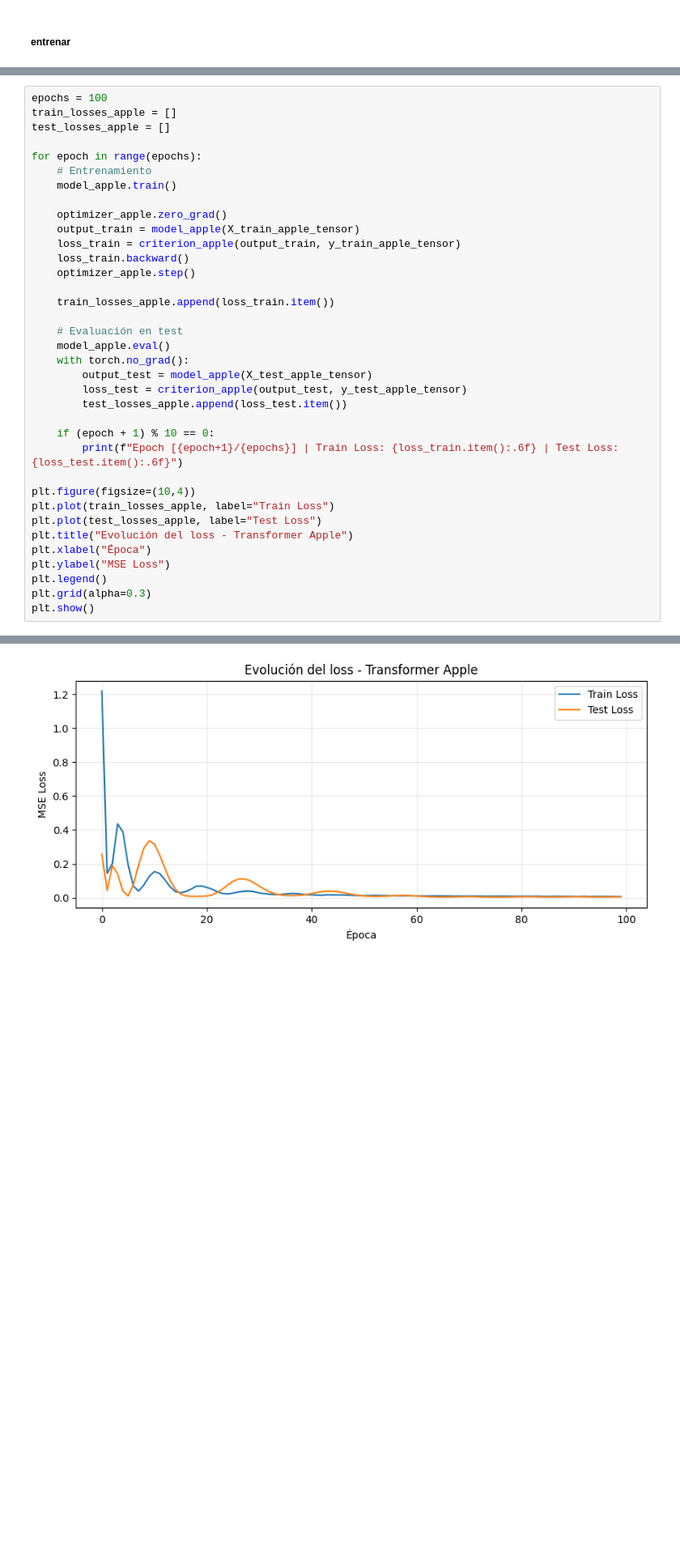
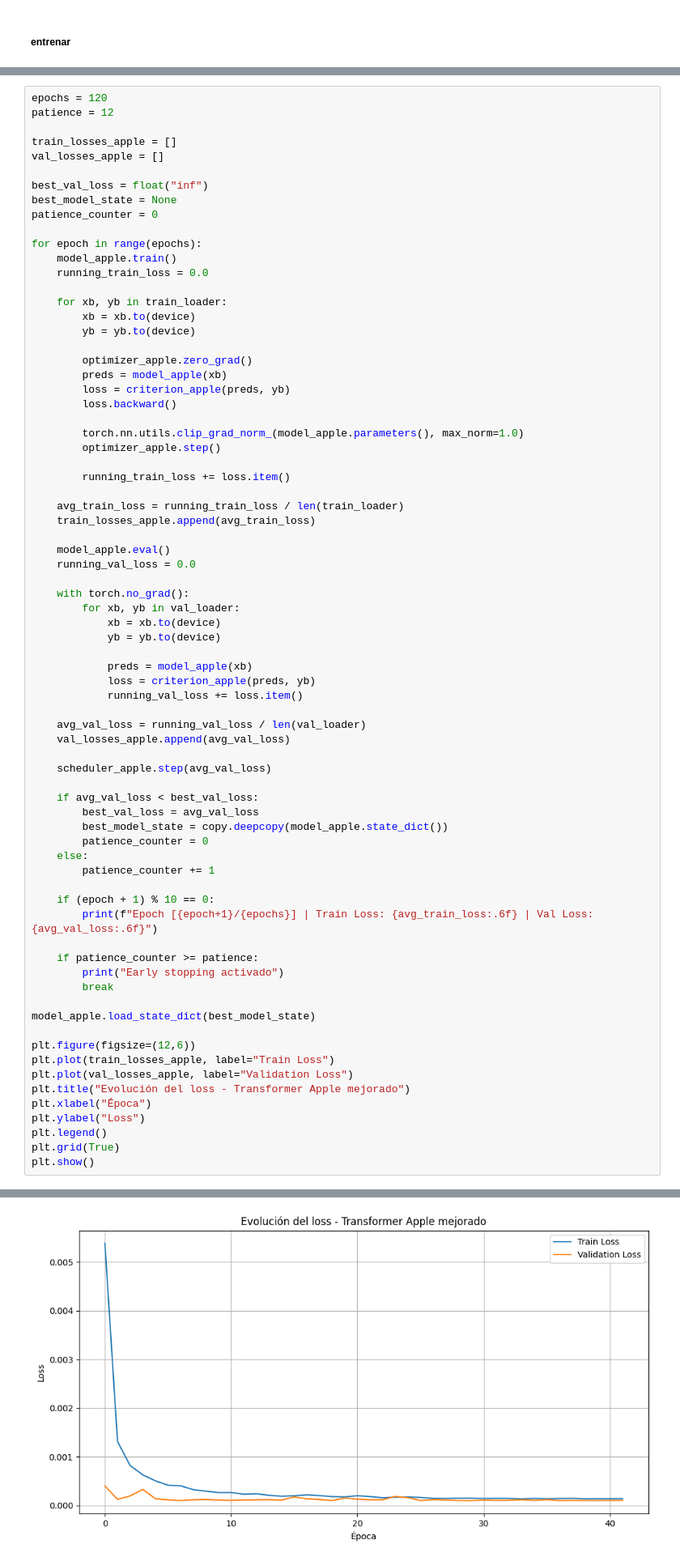
Before and after one commit to vha11/AA2-Practica1, a Jupyter notebook: Parte2_Transformers/transformer_alumno.ipynb, the cells around one changed output, grey strips where cells are left out. Shown at 81% size. Saved outputs shown, nothing was run; the diff lists cells and outputs as text; blank space fills up the shorter version.

Commit message:
parte 1 y 2 transformers

```diff
--- a/Parte2_Transformers/transformer_alumno.ipynb
+++ b/Parte2_Transformers/transformer_alumno.ipynb
@@ -480,37 +480,75 @@ y_test_apple_tensor = torch.tensor(y_test_apple, dtype=torch.float32).to(device)
 # %%
-epochs = 100
+epochs = 120
+patience = 12
+
 train_losses_apple = []
-test_losses_apple = []
+val_losses_apple = []
+
+best_val_loss = float("inf")
+best_model_state = None
+patience_counter = 0
 
 for epoch in range(epochs):
-    # Entrenamiento
     model_apple.train()
+    running_train_loss = 0.0
 
-    optimizer_apple.zero_grad()
-    output_train = model_apple(X_train_apple_tensor)
-    loss_train = criterion_apple(output_train, y_train_apple_tensor)
-    loss_train.backward()
-    optimizer_apple.step()
+    for xb, yb in train_loader:
+        xb = xb.to(device)
+        yb = yb.to(device)
 
-    train_losses_apple.append(loss_train.item())
+        optimizer_apple.zero_grad()
+        preds = model_apple(xb)
+        loss = criterion_apple(preds, yb)
+        loss.backward()
 
-    # Evaluación en test
+        torch.nn.utils.clip_grad_norm_(model_apple.parameters(), max_norm=1.0)
+        optimizer_apple.step()
+
+        running_train_loss += loss.item()
+
+    avg_train_loss = running_train_loss / len(train_loader)
+    train_losses_apple.append(avg_train_loss)
+
     model_apple.eval()
+    running_val_loss = 0.0
+
     with torch.no_grad():
-        output_test = model_apple(X_test_apple_tensor)
-        loss_test = criterion_apple(output_test, y_test_apple_tensor)
-        test_losses_apple.append(loss_test.item())
+        for xb, yb in val_loader:
+            xb = xb.to(device)
+            yb = yb.to(device)
+
+            preds = model_apple(xb)
+            loss = criterion_apple(preds, yb)
+            running_val_loss += loss.item()
+
+    avg_val_loss = running_val_loss / len(val_loader)
+    val_losses_apple.append(avg_val_loss)
+
+    scheduler_apple.step(avg_val_loss)
+
+    if avg_val_loss < best_val_loss:
+        best_val_loss = avg_val_loss
+        best_model_state = copy.deepcopy(model_apple.state_dict())
+        patience_counter = 0
+    else:
+        patience_counter += 1
 
     if (epoch + 1) % 10 == 0:
-        print(f"Epoch [{epoch+1}/{epochs}] | Train Loss: {loss_train.item():.6f} | Test Loss: {loss_test.item():.6f}")
+        print(f"Epoch [{epoch+1}/{epochs}] | Train Loss: {avg_train_loss:.6f} | Val Loss: {avg_val_loss:.6f}")
 
-plt.figure(figsize=(10,4))
+    if patience_counter >= patience:
+        print("Early stopping activado")
+        break
+
+model_apple.load_state_dict(best_model_state)
+
+plt.figure(figsize=(12,6))
 plt.plot(train_losses_apple, label="Train Loss")
-plt.plot(test_losses_apple, label="Test Loss")
-plt.title("Evolución del loss - Transformer Apple")
+plt.plot(val_losses_apple, label="Validation Loss")
+plt.title("Evolución del loss - Transformer Apple mejorado")
 plt.xlabel("Época")
-plt.ylabel("MSE Loss")
+plt.ylabel("Loss")
 plt.legend()
-plt.grid(alpha=0.3)
+plt.grid(True)
 plt.show()
 # %% [output]
@@ -527,4 +560,4 @@ Epoch [100/100] | Train Loss: 0.007284 | Test Loss: 0.005421
-[figure, old version]
+[figure, new version]
 # %%
 model_apple.eval()
 future_predictions = []
```
Also changed, not shown: parts of 11 cells of this notebook.
